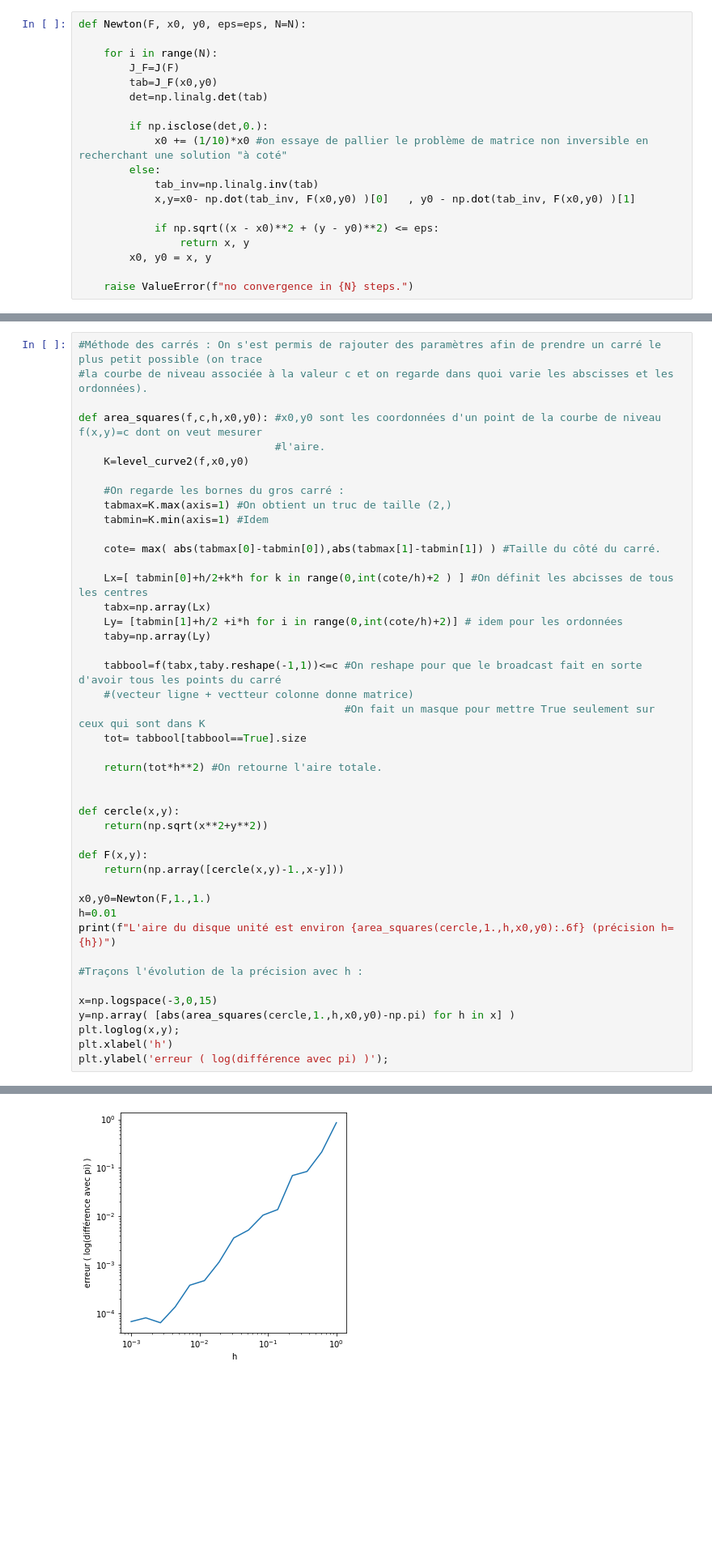
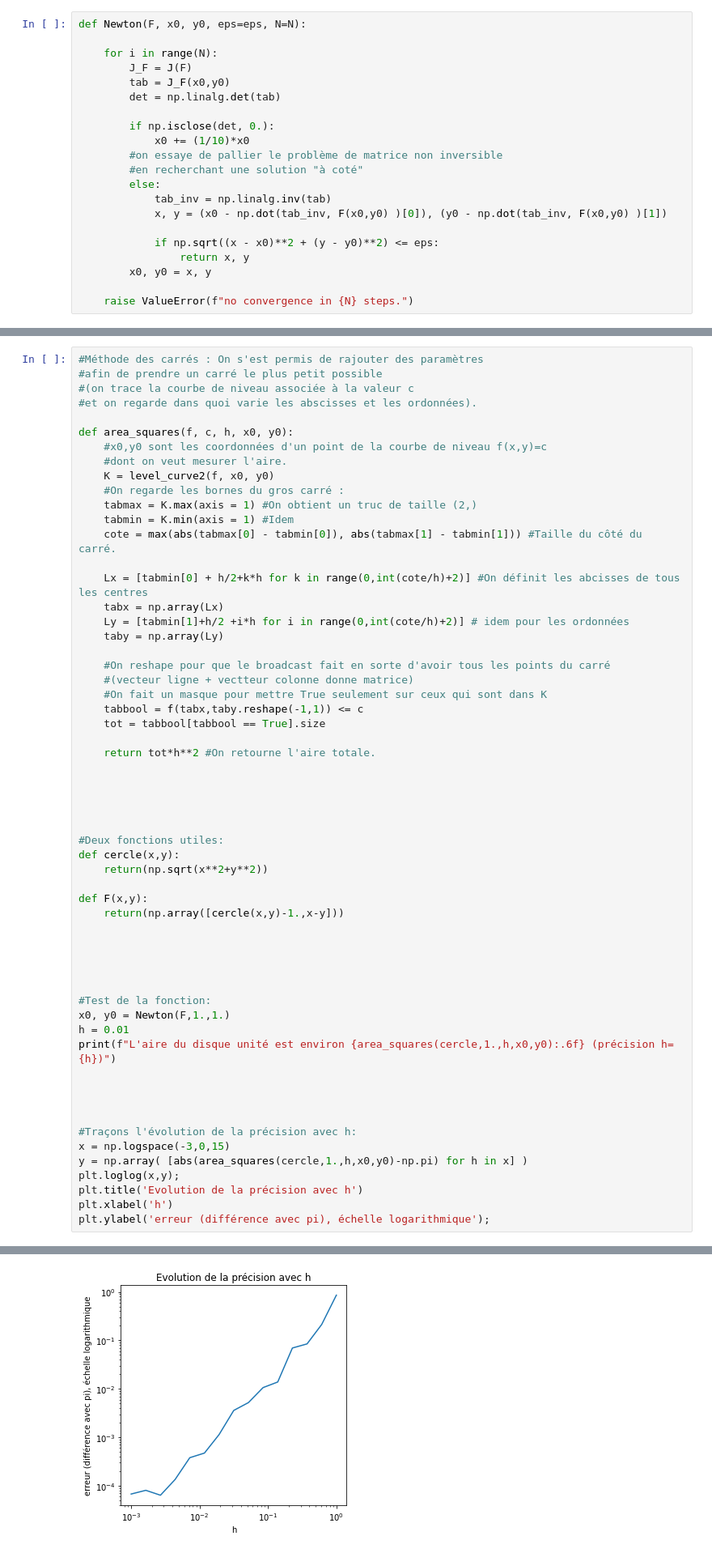
Before and after one commit to EliottBarbier/projet-maths, a Jupyter notebook: Projet numérique - Calcul différentiel.ipynb, the cells around one changed output, grey strips where cells are left out. Shown: that part at 81% size. Saved outputs shown, nothing was run; the diff lists cells and outputs as text; blank space fills up the shorter version.

```diff
--- a/Projet numérique - Calcul différentiel.ipynb
+++ b/Projet numérique - Calcul différentiel.ipynb
@@ -180,15 +197,17 @@ eps = 10**(-5)
 def Newton(F, x0, y0, eps=eps, N=N):
 
     for i in range(N):
-        J_F=J(F)
-        tab=J_F(x0,y0)
-        det=np.linalg.det(tab)
+        J_F = J(F)
+        tab = J_F(x0,y0)
+        det = np.linalg.det(tab)
 
-        if np.isclose(det,0.):
-            x0 += (1/10)*x0 #on essaye de pallier le problème de matrice non inversible en recherchant une solution "à coté"
+        if np.isclose(det, 0.):
+            x0 += (1/10)*x0
+        #on essaye de pallier le problème de matrice non inversible
+        #en recherchant une solution "à coté"
         else:
-            tab_inv=np.linalg.inv(tab)
-            x,y=x0- np.dot(tab_inv, F(x0,y0) )[0]   , y0 - np.dot(tab_inv, F(x0,y0) )[1]
+            tab_inv = np.linalg.inv(tab)
+            x, y = (x0 - np.dot(tab_inv, F(x0,y0) )[0]), (y0 - np.dot(tab_inv, F(x0,y0) )[1])
 
             if np.sqrt((x - x0)**2 + (y - y0)**2) <= eps:
                 return x, y
@@ -523,52 +466,66 @@ Une première approche grossière, sans utiliser la description de la frontière
 
 **Question**  Coder une fonction `area_squares(f,c,h)` qui renvoie l'aire approchée de l'ensemble de sous-niveau de $f$ associée à $c$ à l'aide de la méthode des carrés pour un pas $h$. Appliquer cette méthode à l'estimation  de l'aire du disque unité et étudier numériquement le comportement de  $|A_h - A|$ quand $h$ tend vers $0$. (On pourra tracer une courbe de l'erreur fonction de $h$ en échelle log-log).
 # %%
-#Méthode des carrés : On s'est permis de rajouter des paramètres afin de prendre un carré le plus petit possible (on trace
-#la courbe de niveau associée à la valeur c et on regarde dans quoi varie les abscisses et les ordonnées).
+#Méthode des carrés : On s'est permis de rajouter des paramètres
+#afin de prendre un carré le plus petit possible
+#(on trace la courbe de niveau associée à la valeur c
+#et on regarde dans quoi varie les abscisses et les ordonnées).
 
-def area_squares(f,c,h,x0,y0): #x0,y0 sont les coordonnées d'un point de la courbe de niveau f(x,y)=c dont on veut mesurer
-                               #l'aire.
-    K=level_curve2(f,x0,y0)
+def area_squares(f, c, h, x0, y0):
+    #x0,y0 sont les coordonnées d'un point de la courbe de niveau f(x,y)=c
+    #dont on veut mesurer l'aire.
+    K = level_curve2(f, x0, y0)
+    #On regarde les bornes du gros carré :
+    tabmax = K.max(axis = 1) #On obtient un truc de taille (2,)
+    tabmin = K.min(axis = 1) #Idem
+    cote = max(abs(tabmax[0] - tabmin[0]), abs(tabmax[1] - tabmin[1])) #Taille du côté du carré.
 
-    #On regarde les bornes du gros carré :
-    tabmax=K.max(axis=1) #On obtient un truc de taille (2,)
-    tabmin=K.min(axis=1) #Idem
+    Lx = [tabmin[0] + h/2+k*h for k in range(0,int(cote/h)+2)] #On définit les abcisses de tous les centres
+    tabx = np.array(Lx)
+    Ly = [tabmin[1]+h/2 +i*h for i in range(0,int(cote/h)+2)] # idem pour les ordonnées
+    taby = np.array(Ly)
 
-    cote= max( abs(tabmax[0]-tabmin[0]),abs(tabmax[1]-tabmin[1]) ) #Taille du côté du carré.
+    #On reshape pour que le broadcast fait en sorte d'avoir tous les points du carré
+    #(vecteur ligne + vectteur colonne donne matrice)
+    #On fait un masque pour mettre True seulement sur ceux qui sont dans K
+    tabbool = f(tabx,taby.reshape(-1,1)) <= c
+    tot = tabbool[tabbool == True].size
 
-    Lx=[ tabmin[0]+h/2+k*h for k in range(0,int(cote/h)+2 ) ] #On définit les abcisses de tous les centres
-    tabx=np.array(Lx)
-    Ly= [tabmin[1]+h/2 +i*h for i in range(0,int(cote/h)+2)] # idem pour les ordonnées
-    taby=np.array(Ly)
-
-    tabbool=f(tabx,taby.reshape(-1,1))<=c #On reshape pour que le broadcast fait en sorte d'avoir tous les points du carré
-    #(vecteur ligne + vectteur colonne donne matrice)
-                                          #On fait un masque pour mettre True seulement sur ceux qui sont dans K
-    tot= tabbool[tabbool==True].size
-
-    return(tot*h**2) #On retourne l'aire totale.
+    return tot*h**2 #On retourne l'aire totale.
 
 
+
+
+
+#Deux fonctions utiles:
 def cercle(x,y):
     return(np.sqrt(x**2+y**2))
 
 def F(x,y):
     return(np.array([cercle(x,y)-1.,x-y]))
 
-x0,y0=Newton(F,1.,1.)
-h=0.01
+
+
+
+
+#Test de la fonction:
+x0, y0 = Newton(F,1.,1.)
+h = 0.01
 print(f"L'aire du disque unité est environ {area_squares(cercle,1.,h,x0,y0):.6f} (précision h={h})")
 
-#Traçons l'évolution de la précision avec h :
 
-x=np.logspace(-3,0,15)
-y=np.array( [abs(area_squares(cercle,1.,h,x0,y0)-np.pi) for h in x] )
+
+
+#Traçons l'évolution de la précision avec h:
+x = np.logspace(-3,0,15)
+y = np.array( [abs(area_squares(cercle,1.,h,x0,y0)-np.pi) for h in x] )
 plt.loglog(x,y);
+plt.title('Evolution de la précision avec h')
 plt.xlabel('h')
-plt.ylabel('erreur ( log(différence avec pi) )');
+plt.ylabel('erreur (différence avec pi), échelle logarithmique');
 # %% [output]
 L'aire du disque unité est environ 3.142800 (précision h=0.01)
-[figure, old version]
+[figure, new version]
 # %% [markdown]
 **Question**  Expliquer comment cette approche peut être modifiée pour obtenir un encadrement de l'aire recherchée.
 Appliquer cette approche à l'ensemble de sous niveau considéré précédemment, pour en donner un encadrement à $10^{-2}$ près.
```
Also changed, not shown: parts of 14 cells of this notebook.
